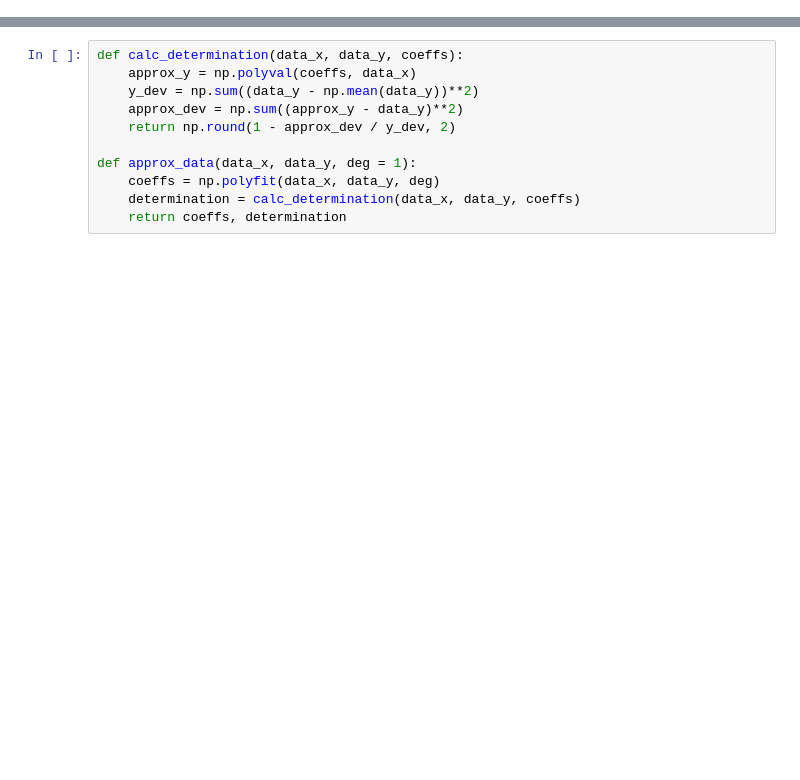
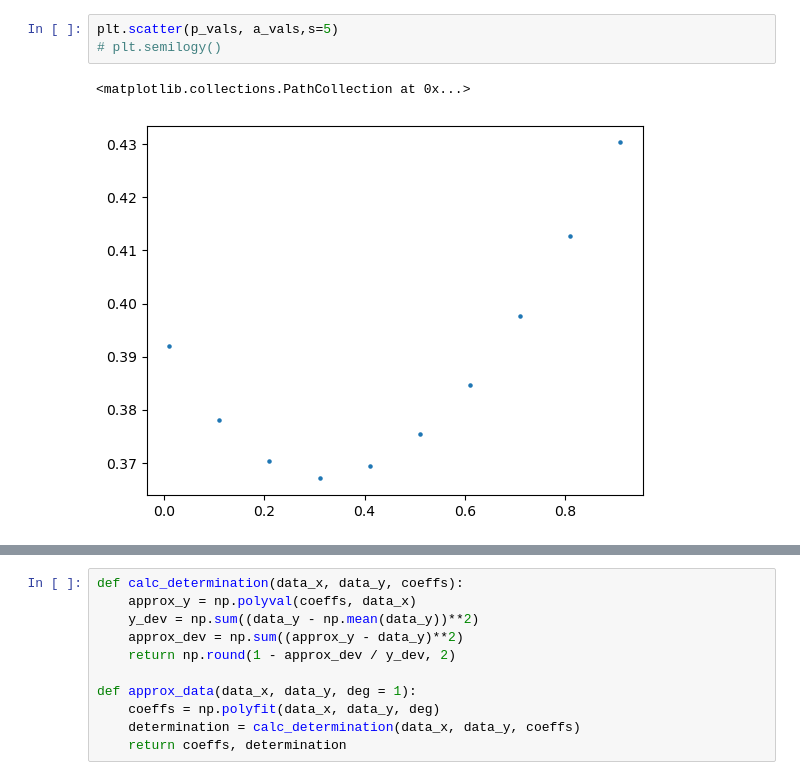
Before and after one commit to EHAT32/mathModelling, a Jupyter notebook: hw2/lab.ipynb, the cells around one changed output, grey strips where cells are left out. Drawn from its saved outputs; the diff is of its cells as text; blank space fills up the shorter version.

```diff
--- a/hw2/lab.ipynb
+++ b/hw2/lab.ipynb
@@ -107,0 +120,6 @@ for p in p_vals:
+# %%
+plt.scatter(p_vals, a_vals,s=5)
+# plt.semilogy()
+# %% [output]
+<matplotlib.collections.PathCollection at 0x...>
+[figure, added]
```
Also changed, not shown: parts of 38 cells of this notebook, 2 other files.
